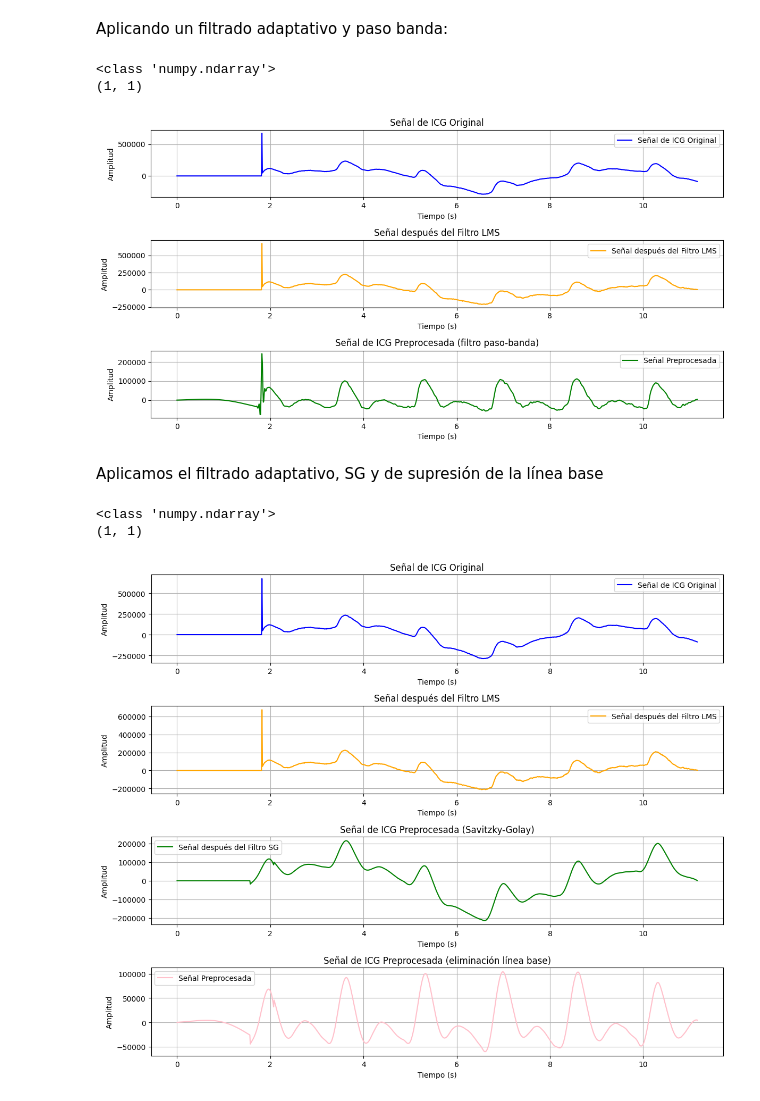
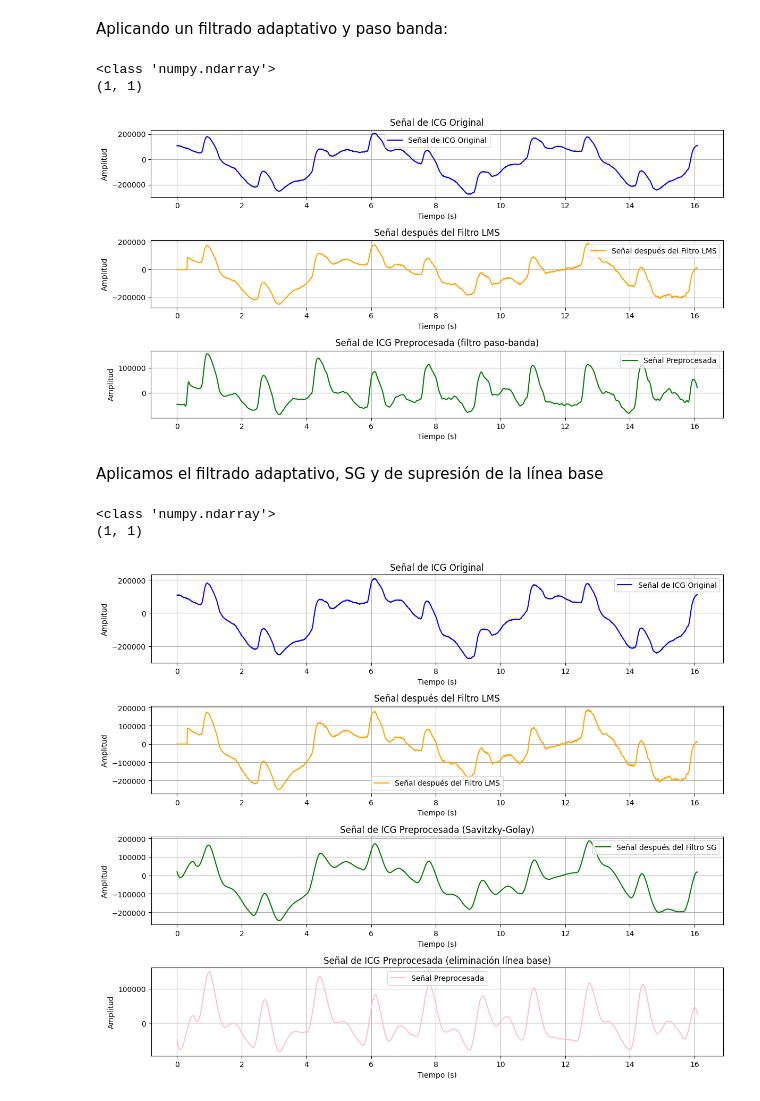
Before and after one commit to eduardo-illueca/icg-project, a Jupyter notebook: Maria_HeartCycle_FILTEREDDATA.ipynb, the cells around one changed output. Cells and saved outputs as stored; diff of their text form; code cells hidden in the pictures.

```diff
--- a/Maria_HeartCycle_FILTEREDDATA.ipynb
+++ b/Maria_HeartCycle_FILTEREDDATA.ipynb
@@ -14,7 +14,7 @@ import matplotlib.pyplot as plt
 # Upload the file from your local machine
 #uploaded = files.upload()
 
-filename = f'/content/59146237_s0000001.mat'
+filename = f'/content/59146237_s0000008.mat'
 data_raw_HC =  sio.loadmat(filename)
 
 #print(data_raw_HC.keys())
@@ -83,6 +83,7 @@ def filtro_pasa_banda(impedance_data_value, frecuencia_corte_baja, frecuencia_co
 
 frecuencia_corte_baja = 0.5  # Frecuencia de corte inferior (Hz)
 frecuencia_corte_alta = 20  # Frecuencia de corte superior (Hz)
+frecuencia_muestreo = 200
 senal_filtrada = filtro_pasa_banda(senal_filtrada_lms, frecuencia_corte_baja, frecuencia_corte_alta, frecuencia_muestreo)
 
 #def eliminar_linea_base(impedance_data_value, frecuencia_corte_baja, frecuencia_muestreo, orden=4):
@@ -114,34 +115,34 @@ plt.subplot(4, 1, 2)
 plt.plot(tiempo, senal_filtrada_lms, label='Señal después del Filtro LMS', color='orange')
 plt.title('Señal después del Filtro LMS')
 plt.xlabel('Tiempo (s)')
 plt.ylabel('Amplitud')
 plt.legend()
 plt.grid(True)
 
 # Señal preprocesada (después del filtro paso banda)
 plt.subplot(4, 1, 3)
 plt.plot(tiempo, senal_filtrada, label='Señal Preprocesada', color='green')
 plt.title('Señal de ICG Preprocesada (filtro paso-banda)')
 plt.xlabel('Tiempo (s)')
 plt.ylabel('Amplitud')
 plt.legend()
 plt.grid(True)
 
 # Señal preprocesada (después de eliminar la línea base)
 #plt.subplot(4, 1, 4)
 #plt.plot(tiempo, senal_sin_linea_base, label='Señal Preprocesada', color='pink')
 #plt.title('Señal de ICG Preprocesada (eliminación línea base)')
 #plt.xlabel('Tiempo (s)')
 #plt.ylabel('Amplitud')
 #plt.legend()
 #plt.grid(True)
 
 plt.tight_layout()
 plt.show()
 # %% [output]
 <class 'numpy.ndarray'>
 (1, 1)
-[figure, old version]
+[figure, new version]
 # %% [markdown]
 Aplicamos el filtrado adaptativo, SG y de supresión de la línea base
 # %%
@@ -152,7 +153,7 @@ import matplotlib.pyplot as plt
 from scipy.signal import savgol_filter  # Importamos la función específica para SG
 
 # Cargar los datos
-filename = f'/content/59146237_s0000001.mat'
+filename = f'/content/59146237_s0000008.mat'
 data_raw_HC = sio.loadmat(filename)
 measures = data_raw_HC['measure']
 impedance = measures[1,1]
@@ -210,6 +211,7 @@ def eliminar_linea_base(impedance_data_value, frecuencia_corte_baja, frecuencia_
     return filtfilt(b, a, impedance_data_value)
 
 frecuencia_corte_baja = 0.5  # Frecuencia de corte para eliminar la línea base (Hz)
+frecuencia_muestreo = 200
 senal_sin_linea_base = eliminar_linea_base(senal_filtrada_sg, frecuencia_corte_baja, frecuencia_muestreo)
 
 
@@ -258,4 +260,4 @@ plt.show()
 # %% [output]
 <class 'numpy.ndarray'>
 (1, 1)
-[figure, old version]
+[figure, new version]
```
Also changed, not shown: parts of 10 cells of this notebook.
